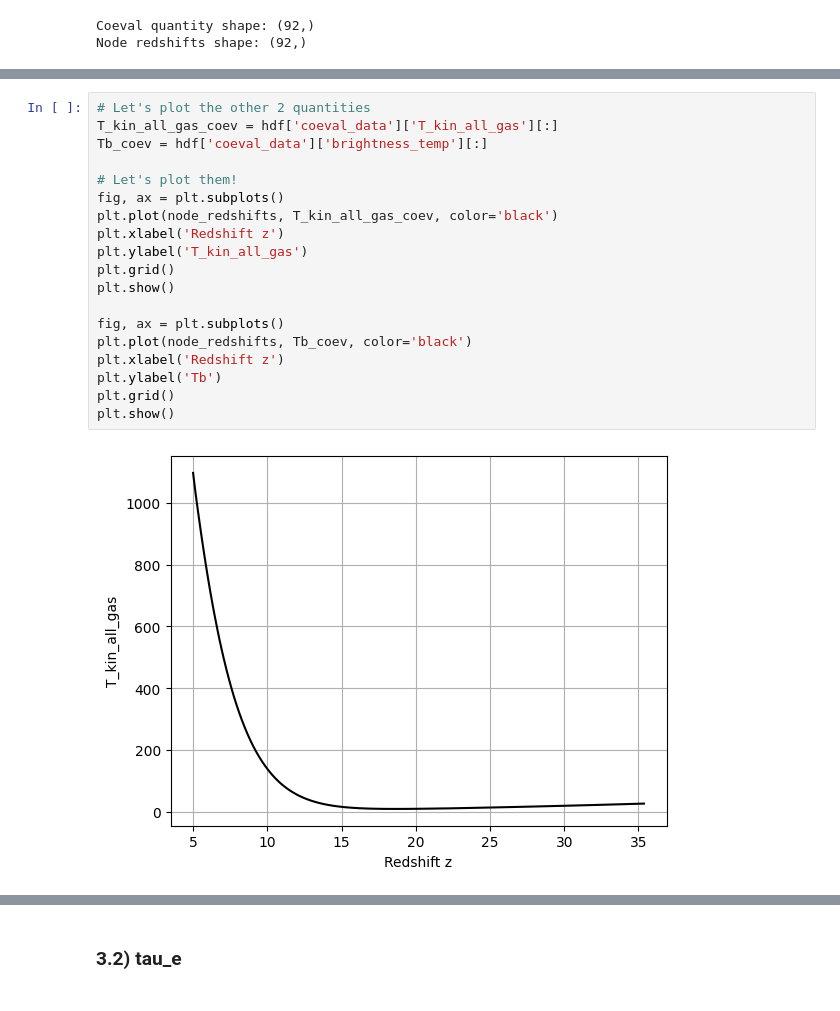
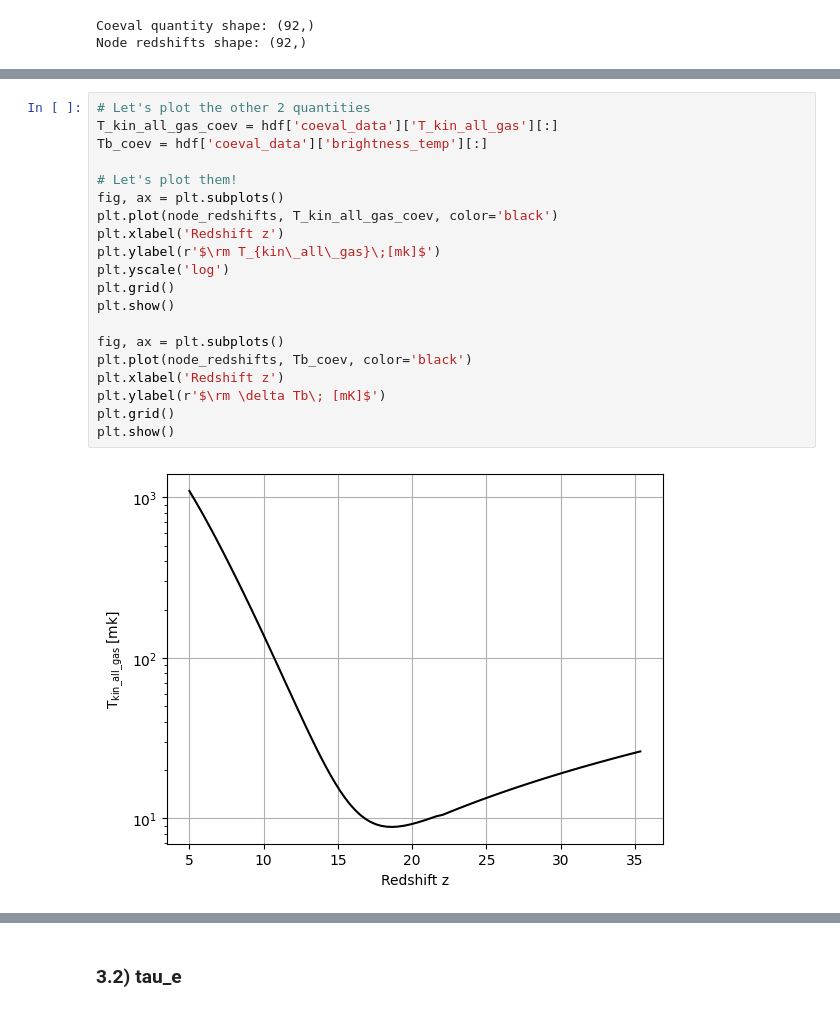
Before and after one commit to nikos-triantafyllou/Database-21cmFASTv4, a Jupyter notebook: Tutorial/Database_Tutorial.ipynb, the cells around one changed output, grey strips where cells are left out. Drawn from its saved outputs; the diff is of its cells as text.

```diff
--- a/Tutorial/Database_Tutorial.ipynb
+++ b/Tutorial/Database_Tutorial.ipynb
@@ -214,21 +216,22 @@ plt.show()
 # %%
 # Let's plot the other 2 quantities
 T_kin_all_gas_coev = hdf['coeval_data']['T_kin_all_gas'][:]
 Tb_coev = hdf['coeval_data']['brightness_temp'][:]
 
 # Let's plot them!
 fig, ax = plt.subplots()
 plt.plot(node_redshifts, T_kin_all_gas_coev, color='black')
 plt.xlabel('Redshift z')
-plt.ylabel('T_kin_all_gas')
+plt.ylabel(r'$\rm T_{kin\_all\_gas}\;[mk]$')
+plt.yscale('log')
 plt.grid()
 plt.show()
 
 fig, ax = plt.subplots()
 plt.plot(node_redshifts, Tb_coev, color='black')
 plt.xlabel('Redshift z')
-plt.ylabel('Tb')
+plt.ylabel(r'$\rm \delta Tb\; [mK]$')
 plt.grid()
 plt.show()
 # %% [output]
-[figure, old version]
+[figure, new version]
```
Also changed, not shown: parts of 66 cells of this notebook, 1 other file.
